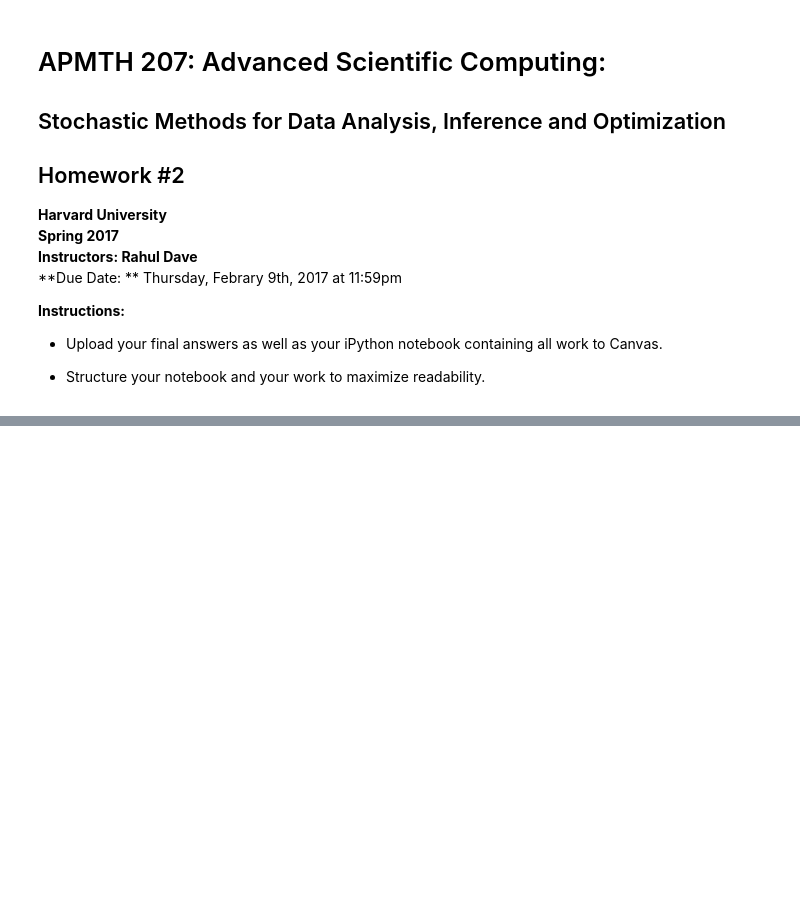
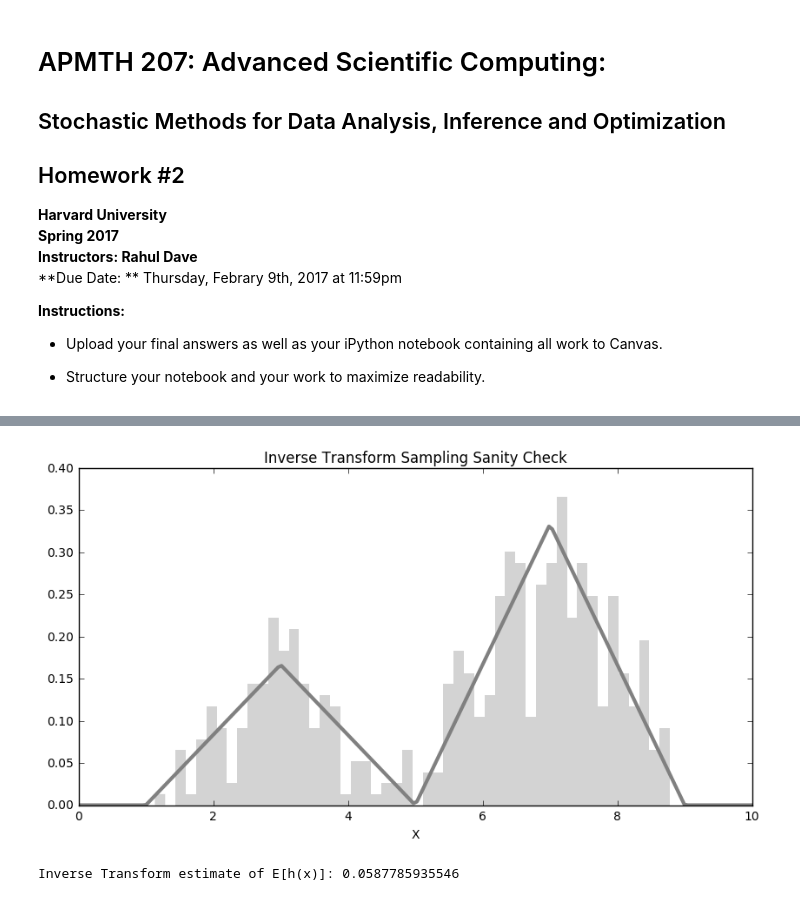
Before and after one commit to chengyeliu/2017HWs, a Jupyter notebook: HW2/AM207_HW2_Solutions.ipynb, the cells around one changed output, grey strips where cells are left out. Saved outputs shown, nothing was run; the diff lists cells and outputs as text; code cells hidden in the pictures; blank space fills up the shorter version.

```diff
--- a/HW2/AM207_HW2_Solutions.ipynb
+++ b/HW2/AM207_HW2_Solutions.ipynb
@@ -69,0 +231,19 @@ $$
+# %%
+n_samples = 500 #number of samples to draw
+
+x_samples, mean_inv = inverse_transform(h, F_inv_X, n_samples)
+
+#Sanity check: make sure these x-values look like they
+#are from the correct distribution
+fig, ax = plt.subplots(1, 1, figsize=(10, 5))
+x = np.linspace(0, 10, 200)
+ax.plot(x, map(f_X, x), color='gray', linewidth=3)
+ax.hist(x_samples, bins=50, normed=1, color='lightgray', linewidth=0)
+ax.set_xlabel('X')
+ax.set_title('Inverse Transform Sampling Sanity Check')
+plt.show()
+
+print 'Inverse Transform estimate of E[h(x)]: {}'.format(mean_inv)
+# %% [output]
+[figure, added]
+Inverse Transform estimate of E[h(x)]: 0.0587785935546
```
Also changed, not shown: parts of 28 cells of this notebook.
